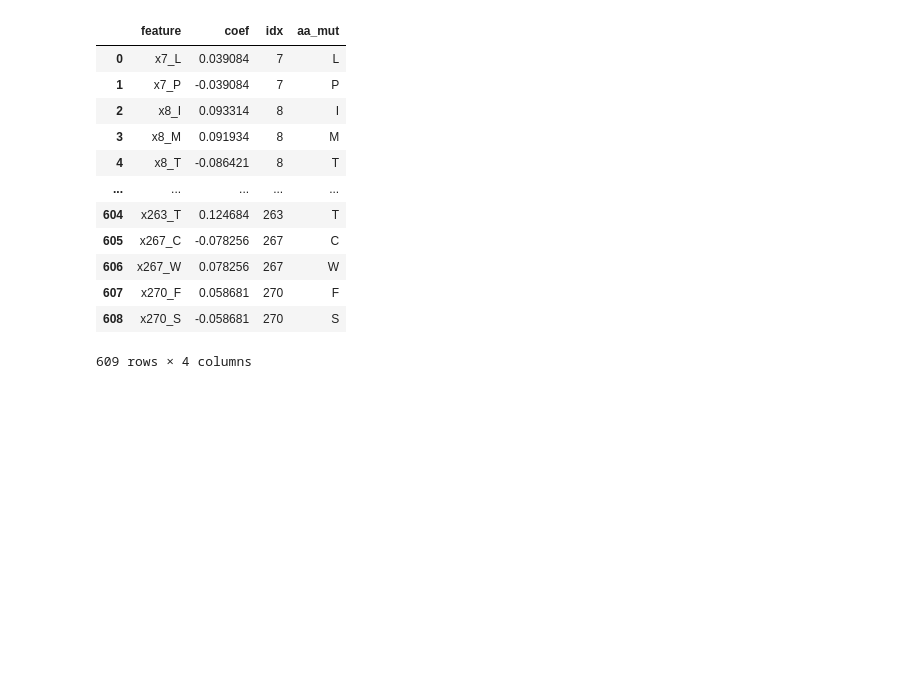
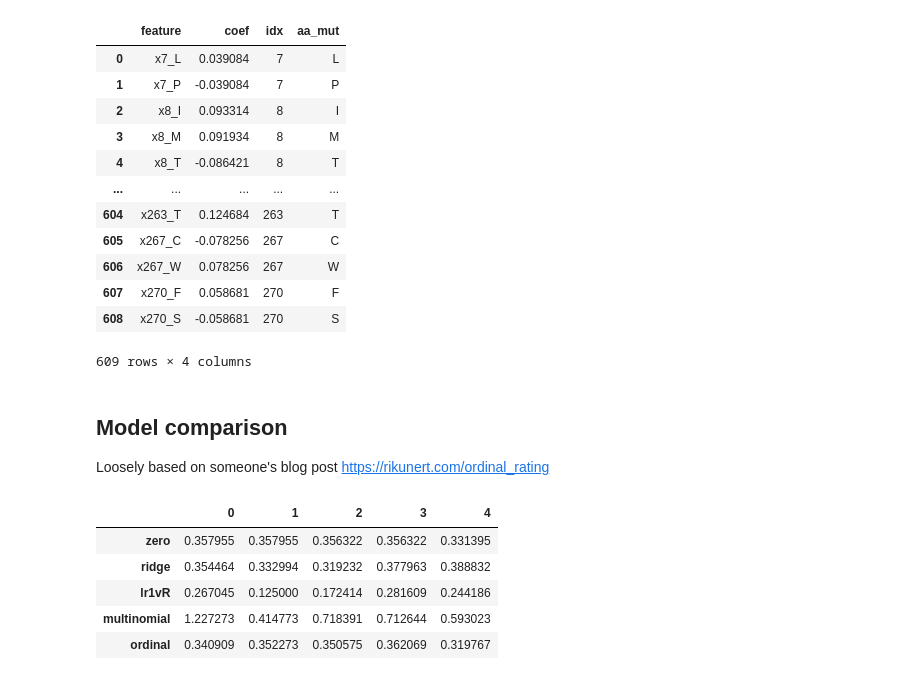
Before and after one commit to RomeroLab/sadx-latent-function, a Jupyter notebook: projects/Biochemical_Ordinal/Ordinal Regression.ipynb, the cells around one changed output. Drawn from its saved outputs; the diff is of its cells as text; code cells hidden in the pictures; blank space fills up the shorter version.

Commit message:
Adding comparison of various predictors

```diff
--- a/projects/Biochemical_Ordinal/Ordinal Regression.ipynb
+++ b/projects/Biochemical_Ordinal/Ordinal Regression.ipynb
@@ -378,3 +361,36 @@ best_results
 | 607 | x270_F | 0.058681 | 270 | F |
 | 608 | x270_S | -0.058681 | 270 | S |
 609 rows × 4 columns
+# %% [markdown]
+## Model comparison
+
+
+Loosely based on someone's blog post [https://rikunert.com/ordinal_rating](https://rikunert.com/ordinal_rating)
+# %%
+best_alpha = best_model.get_params()['alpha']
+# %%
+# instantiate models
+model_linear = Ridge()
+model_1vR = LogisticRegression(multi_class='ovr',
+    class_weight='balanced')
+model_multi = LogisticRegression(multi_class='multinomial',
+    solver='lbfgs',
+    class_weight='balanced', C = 0.001 )
+model_ordinal = LogisticAT(alpha=best_alpha)
+folds = StratifiedKFold(5)
+MAE = make_scorer(mean_absolute_error)
+
+
+import sklearn.base
+class PredictZero(sklearn.base.BaseEstimator):
+    """This class predicts zero for every input"""
+    def __init__(self, alpha=0):
+        self.alpha = alpha
+
+    def fit(self, *args, **kwargs):
+        return self
+
+    def predict(self, X):
+        return np.zeros(X.shape[0], dtype=np.int)
+
+model_zero = PredictZero()
@@ -380,0 +400,15 @@ best_results
+# %%
+import warnings
+warnings.simplefilter(action='ignore', category=FutureWarning)
+
+
+x = [cross_val_score(m, X, y, cv=folds, scoring=MAE) for k, m in model_dict.items()]
+mae_test_results = pd.DataFrame(x, index=model_dict.keys())
+mae_test_results
+# %% [output]
+|  | 0 | 1 | 2 | 3 | 4 |
+| zero | 0.357955 | 0.357955 | 0.356322 | 0.356322 | 0.331395 |
+| ridge | 0.354464 | 0.332994 | 0.319232 | 0.377963 | 0.388832 |
+| lr1vR | 0.267045 | 0.125000 | 0.172414 | 0.281609 | 0.244186 |
+| multinomial | 1.227273 | 0.414773 | 0.718391 | 0.712644 | 0.593023 |
+| ordinal | 0.340909 | 0.352273 | 0.350575 | 0.362069 | 0.319767 |
```
Also changed, not shown: parts of 15 cells of this notebook.
